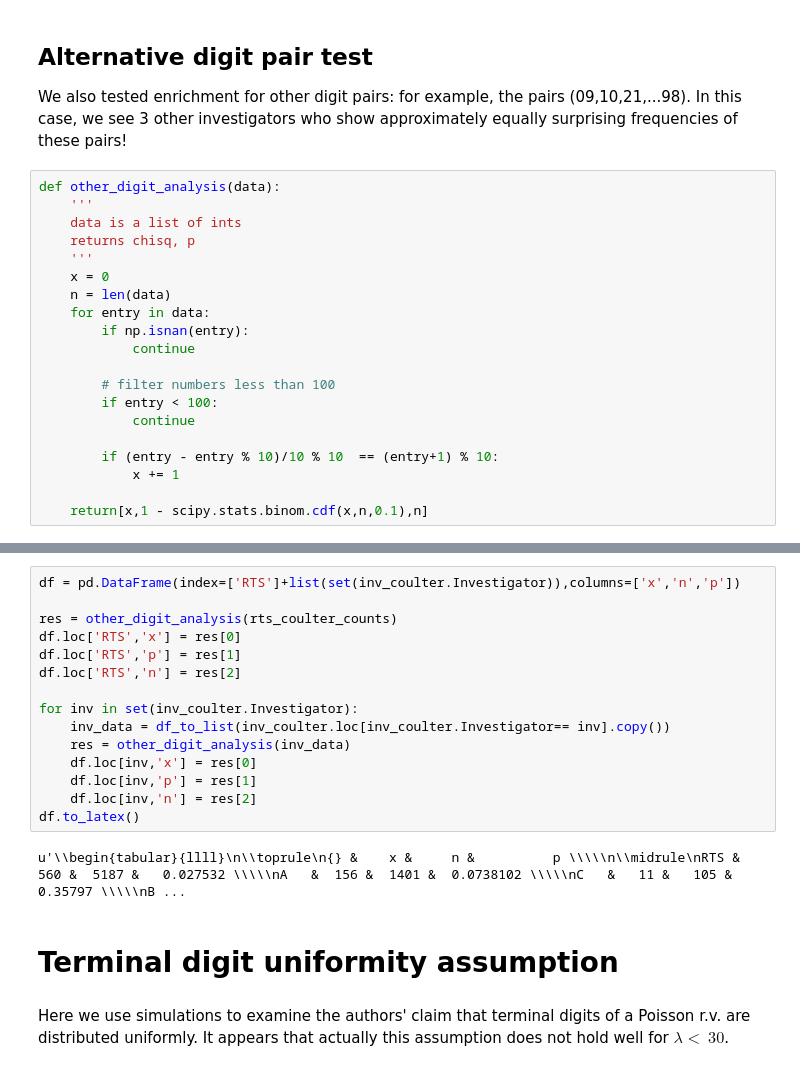
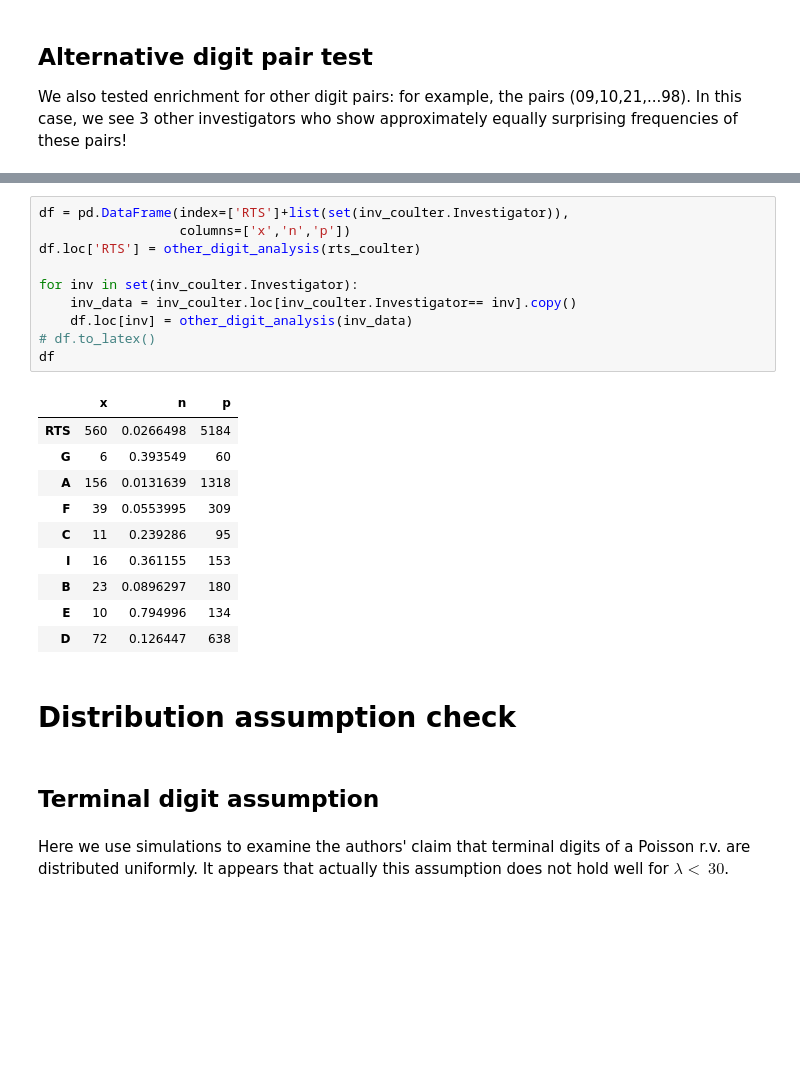
Before and after one commit to standard-aaron/reproduce_sor_2016, a Jupyter notebook: report/Reports.ipynb, the cells around one changed output, grey strips where cells are left out. Cells and saved outputs as stored; diff of their text form; blank space fills up the shorter version.

```diff
--- a/report/Reports.ipynb
+++ b/report/Reports.ipynb
@@ -732,23 +705,3 @@ I &   11 &   153 &   0.848016 \\
 ## Alternative digit pair test
 
 We also tested enrichment for other digit pairs: for example, the pairs (09,10,21,...98). In this case, we see 3 other investigators who show approximately equally surprising frequencies of these pairs!
-# %%
-def other_digit_analysis(data):
-    '''
-    data is a list of ints
-    returns chisq, p
-    '''
-    x = 0
-    n = len(data)
-    for entry in data:
-        if np.isnan(entry):
-            continue
-
-        # filter numbers less than 100
-        if entry < 100:
-            continue
-
-        if (entry - entry % 10)/10 % 10  == (entry+1) % 10:
-            x += 1
-
-    return[x,1 - scipy.stats.binom.cdf(x,n,0.1),n]
@@ -755,23 +740,30 @@ def other_digit_analysis(data):
 # %%
-df = pd.DataFrame(index=['RTS']+list(set(inv_coulter.Investigator)),columns=['x','n','p'])
-
-res = other_digit_analysis(rts_coulter_counts)
-df.loc['RTS','x'] = res[0]
-df.loc['RTS','p'] = res[1]
-df.loc['RTS','n'] = res[2]
+df = pd.DataFrame(index=['RTS']+list(set(inv_coulter.Investigator)),
+                  columns=['x','n','p'])
+df.loc['RTS'] = other_digit_analysis(rts_coulter)
 
 for inv in set(inv_coulter.Investigator):
-    inv_data = df_to_list(inv_coulter.loc[inv_coulter.Investigator== inv].copy())
-    res = other_digit_analysis(inv_data)
-    df.loc[inv,'x'] = res[0]
-    df.loc[inv,'p'] = res[1]
-    df.loc[inv,'n'] = res[2]
-df.to_latex()
+    inv_data = inv_coulter.loc[inv_coulter.Investigator== inv].copy()
+    df.loc[inv] = other_digit_analysis(inv_data)
+# df.to_latex()
+df
 # %% [output]
-u'\\begin{tabular}{llll}\n\\toprule\n{} &    x &     n &          p \\\\\n\\midrule\nRTS &  560 &  5187 &   0.027532 \\\\\nA   &  156 &  1401 &  0.0738102 \\\\\nC   &   11 &   105 &    0.35797 \\\\\nB ...
+|  | x | n | p |
+| RTS | 560 | 0.0266498 | 5184 |
+| G | 6 | 0.393549 | 60 |
+| A | 156 | 0.0131639 | 1318 |
+| F | 39 | 0.0553995 | 309 |
+| C | 11 | 0.239286 | 95 |
+| I | 16 | 0.361155 | 153 |
+| B | 23 | 0.0896297 | 180 |
+| E | 10 | 0.794996 | 134 |
+| D | 72 | 0.126447 | 638 |
+# %% [markdown]
+<a id='assumption_check'></a>
+# Distribution assumption check
 # %% [markdown]
 <a id='td_assumption'></a>
-# Terminal digit uniformity assumption
+## Terminal digit assumption
 # %% [markdown]
 Here we use simulations to examine the authors' claim that terminal digits of a Poisson r.v. are distributed uniformly. It appears that actually this assumption does not hold well for $\lambda < ~30$.
 # %%
```
Also changed, not shown: parts of 46 cells of this notebook.
